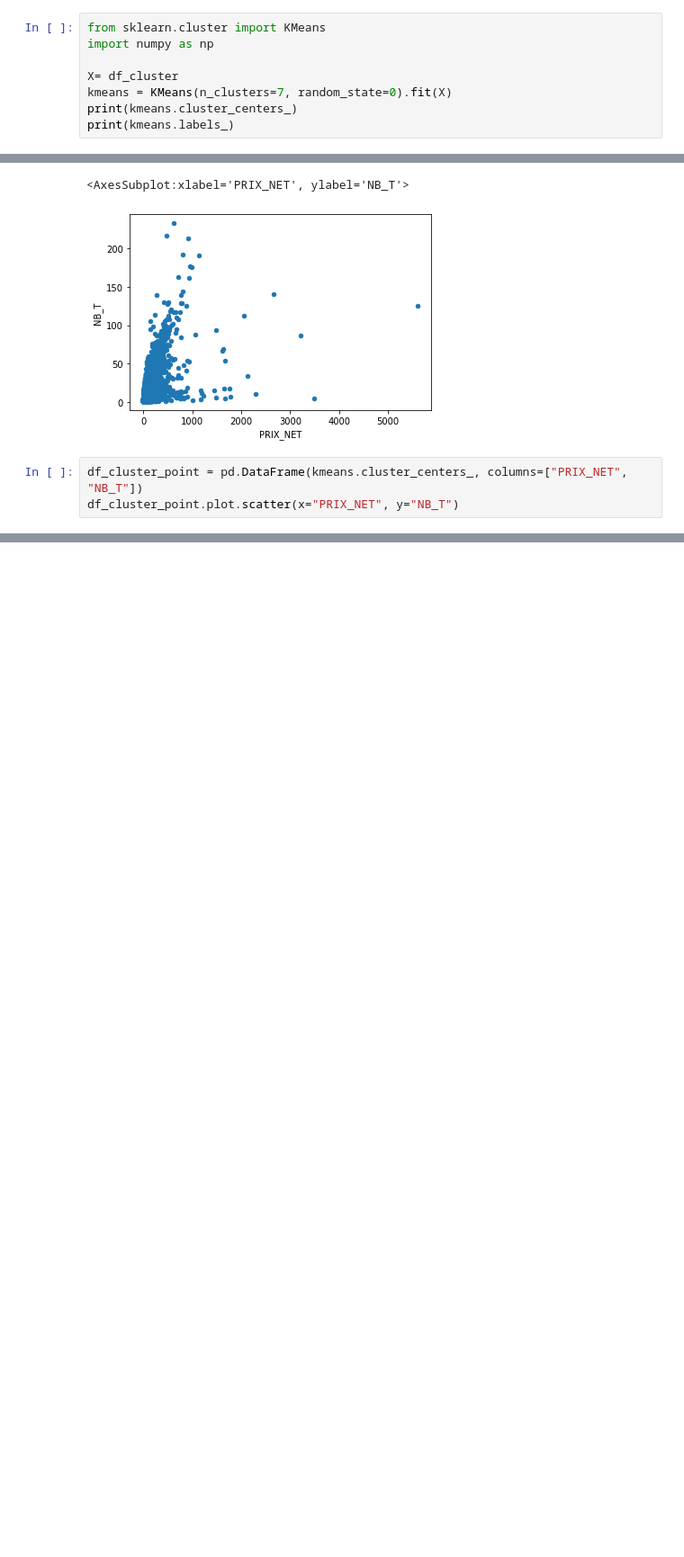
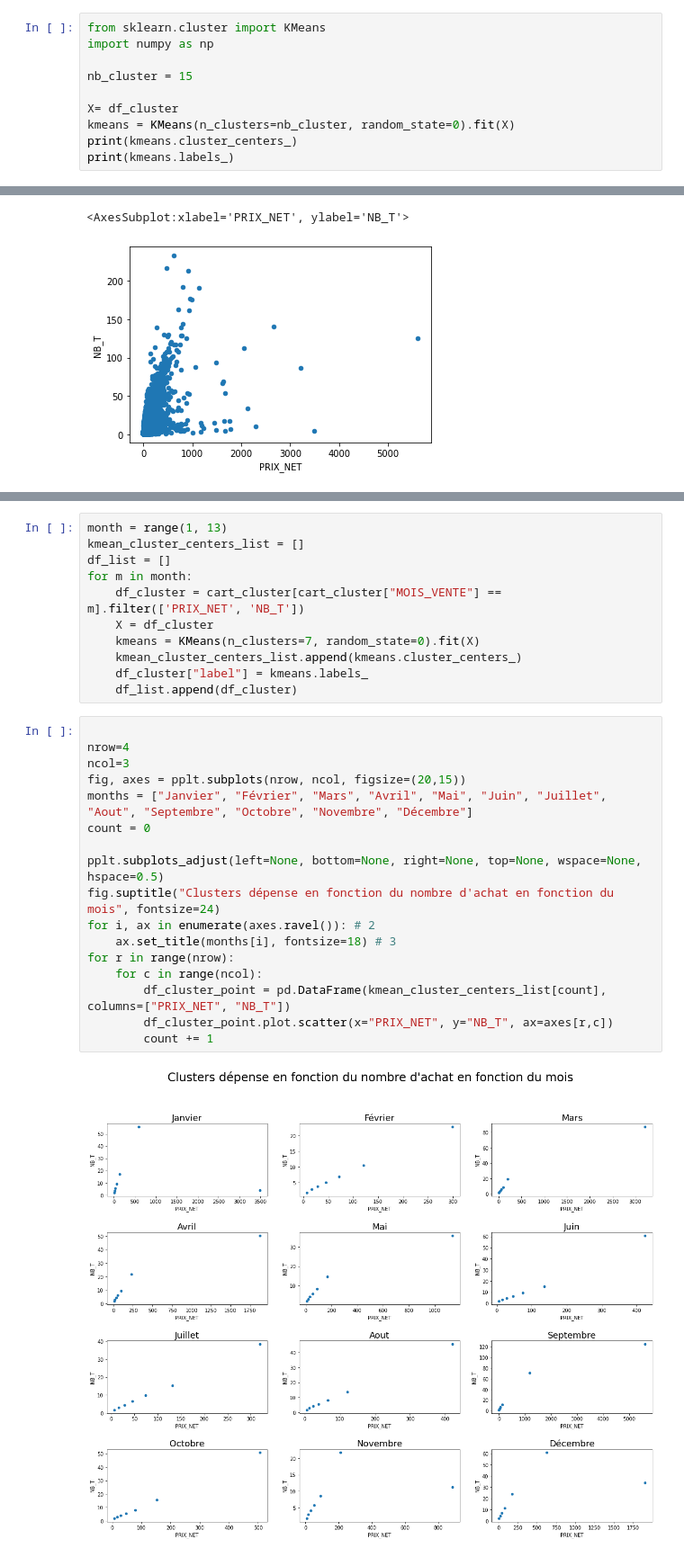
Before and after one commit to gu1lhemlcb/T-DAT, a Jupyter notebook: cart-mean-month.ipynb, the cells around one changed output, grey strips where cells are left out. Shown: that part at 90% size. Saved outputs shown, nothing was run; the diff lists cells and outputs as text; blank space fills up the shorter version.

```diff
--- a/cart-mean-month.ipynb
+++ b/cart-mean-month.ipynb
@@ -178,8 +178,10 @@ df_cluster.head()
 from sklearn.cluster import KMeans
 import numpy as np
 
+nb_cluster = 15
+
 X= df_cluster
-kmeans = KMeans(n_clusters=7, random_state=0).fit(X)
+kmeans = KMeans(n_clusters=nb_cluster, random_state=0).fit(X)
 print(kmeans.cluster_centers_)
 print(kmeans.labels_)
 # %% [output]
@@ -197,6 +207,3 @@ df_to_draw.plot.scatter(x="PRIX_NET", y="NB_T")
 # %% [output]
 <AxesSubplot:xlabel='PRIX_NET', ylabel='NB_T'>
 [figure]
-# %%
-df_cluster_point = pd.DataFrame(kmeans.cluster_centers_, columns=["PRIX_NET", "NB_T"])
-df_cluster_point.plot.scatter(x="PRIX_NET", y="NB_T")
@@ -205,0 +210,30 @@ df_cluster_point.plot.scatter(x="PRIX_NET", y="NB_T")
+# %%
+month = range(1, 13)
+kmean_cluster_centers_list = []
+df_list = []
+for m in month:
+    df_cluster = cart_cluster[cart_cluster["MOIS_VENTE"] == m].filter(['PRIX_NET', 'NB_T'])
+    X = df_cluster
+    kmeans = KMeans(n_clusters=7, random_state=0).fit(X)
+    kmean_cluster_centers_list.append(kmeans.cluster_centers_)
+    df_cluster["label"] = kmeans.labels_
+    df_list.append(df_cluster)
+# %%
+
+nrow=4
+ncol=3
+fig, axes = pplt.subplots(nrow, ncol, figsize=(20,15))
+months = ["Janvier", "Février", "Mars", "Avril", "Mai", "Juin", "Juillet", "Aout", "Septembre", "Octobre", "Novembre", "Décembre"]
+count = 0
+
+pplt.subplots_adjust(left=None, bottom=None, right=None, top=None, wspace=None, hspace=0.5)
+fig.suptitle("Clusters dépense en fonction du nombre d'achat en fonction du mois", fontsize=24)
+for i, ax in enumerate(axes.ravel()): # 2
+    ax.set_title(months[i], fontsize=18) # 3
+for r in range(nrow):
+    for c in range(ncol):
+        df_cluster_point = pd.DataFrame(kmean_cluster_centers_list[count], columns=["PRIX_NET", "NB_T"])
+        df_cluster_point.plot.scatter(x="PRIX_NET", y="NB_T", ax=axes[r,c])
+        count += 1
+# %% [output]
+[figure, added]
```
Also changed, not shown: parts of 4 cells of this notebook, 2 other files.
